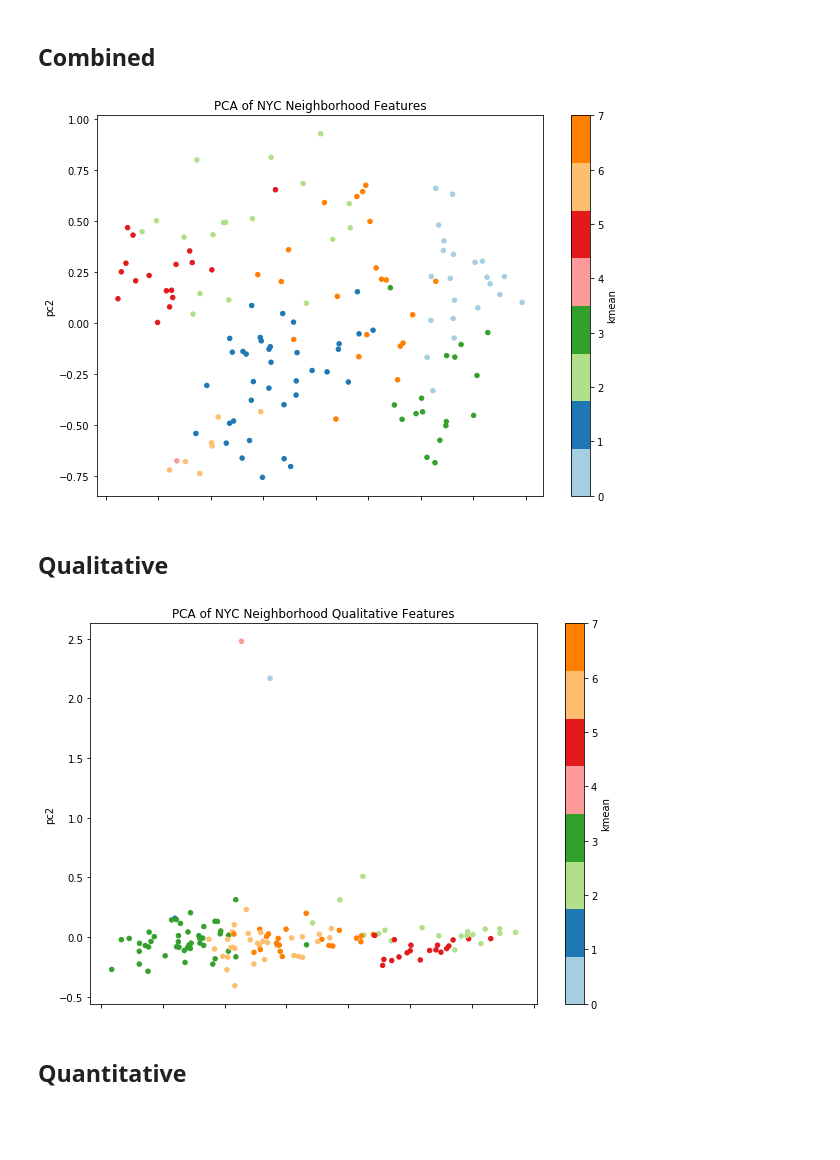
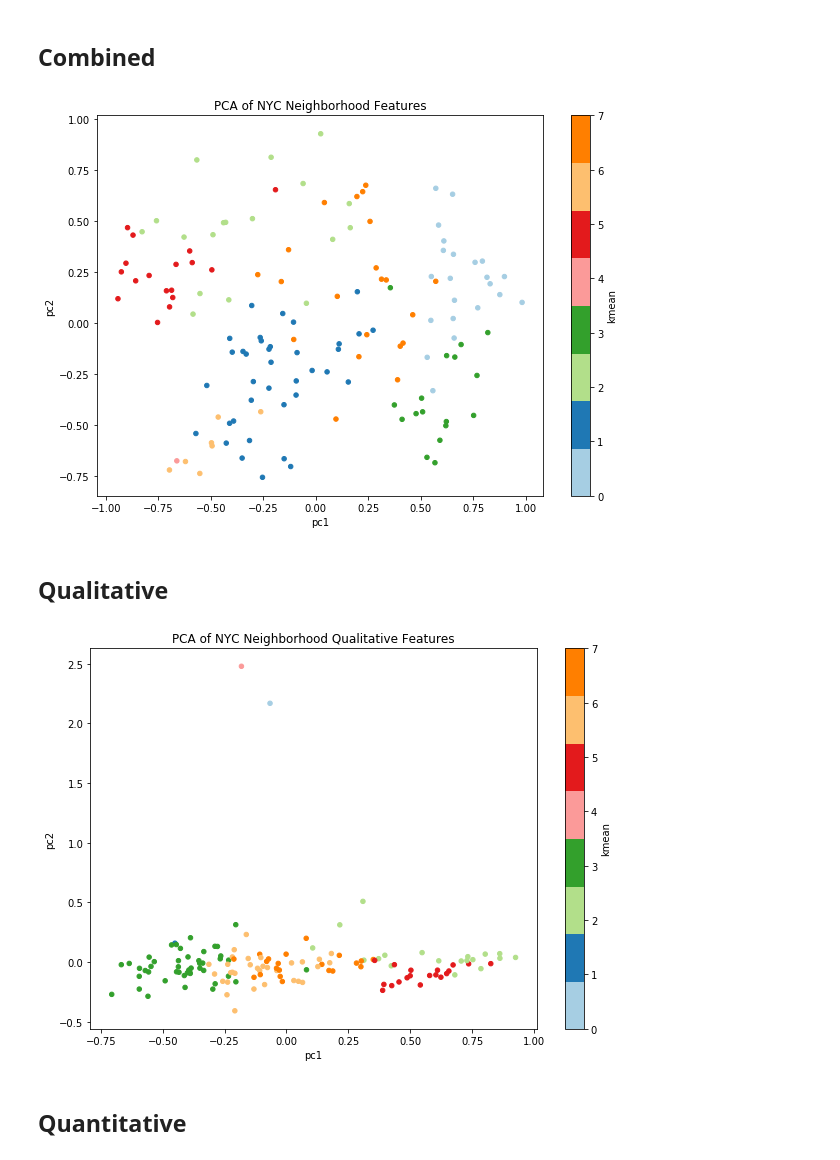
Before and after one commit to ericazhou7/neighborhood-similarity, a Jupyter notebook: NYC/4-clustering.ipynb, the cells around one changed output. Saved outputs shown, nothing was run; the diff lists cells and outputs as text; code cells hidden in the pictures; blank space fills up the shorter version.

Commit message:
fix formatting on nyc pca graphs

```diff
--- a/NYC/4-clustering.ipynb
+++ b/NYC/4-clustering.ipynb
@@ -724,24 +724,24 @@ cmap = ListedColormap(sns.color_palette("Paired",n_clusters))
 ## Combined
 # %%
 pca_by_neighborhood.plot.scatter(x='pc1',y='pc2',c='kmean',
-                                 colormap = cmap, figsize=(10,7))
+                                 colormap = cmap, figsize=(10,7),sharex=False)
 plt.title('PCA of NYC Neighborhood Features')
 plt.xlabel('pc1')
 plt.ylabel('pc2')
 plt.savefig('images/pca_all.png')
 # %% [output]
-[figure, old version]
+[figure, new version]
 # %% [markdown]
 ## Qualitative
 # %%
 qual_pca_by_neighborhood.plot.scatter(x='pc1',y='pc2',c='kmean',
-                                      colormap = cmap, figsize=(10,7))
+                                      colormap = cmap, figsize=(10,7),sharex=False)
 plt.title('PCA of NYC Neighborhood Qualitative Features')
 plt.xlabel('pc1')
 plt.ylabel('pc2')
 plt.savefig('images/pca_qual.png')
 # %% [output]
-[figure, old version]
+[figure, new version]
 # %% [markdown]
 ## Quantitative
 # %%
```
Also changed, not shown: parts of 1 cell of this notebook, 3 other files.
